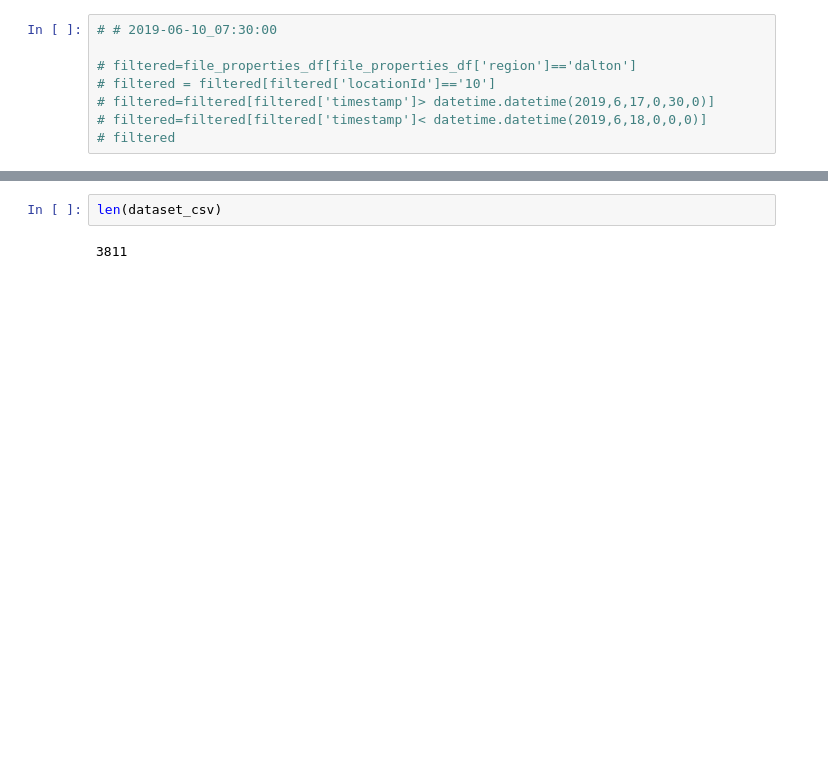
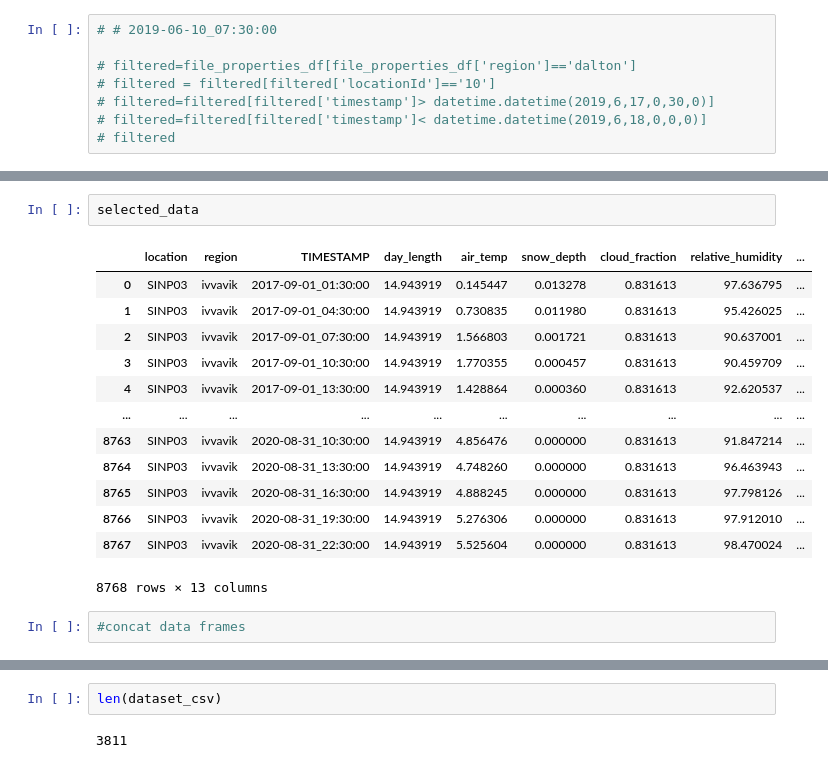
Before and after one commit to speechLabBcCuny/nnaAudiosetClassification, a Jupyter notebook: notebooks/explore/weather_dataset.ipynb, the cells around one changed output, grey strips where cells are left out. Saved outputs shown, nothing was run; the diff lists cells and outputs as text; blank space fills up the shorter version.

```diff
--- a/notebooks/explore/weather_dataset.ipynb
+++ b/notebooks/explore/weather_dataset.ipynb
@@ -167,0 +188,18 @@ def parse_rows(rows_picked,location,region,short,short_headers,long_headers):
+# %%
+selected_data
+# %% [output]
+|  | location | region | TIMESTAMP | day_length | air_temp | snow_depth | cloud_fraction | relative_humidity | ... |
+| 0 | SINP03 | ivvavik | 2017-09-01_01:30:00 | 14.943919 | 0.145447 | 0.013278 | 0.831613 | 97.636795 | ... |
+| 1 | SINP03 | ivvavik | 2017-09-01_04:30:00 | 14.943919 | 0.730835 | 0.011980 | 0.831613 | 95.426025 | ... |
+| 2 | SINP03 | ivvavik | 2017-09-01_07:30:00 | 14.943919 | 1.566803 | 0.001721 | 0.831613 | 90.637001 | ... |
+| 3 | SINP03 | ivvavik | 2017-09-01_10:30:00 | 14.943919 | 1.770355 | 0.000457 | 0.831613 | 90.459709 | ... |
+| 4 | SINP03 | ivvavik | 2017-09-01_13:30:00 | 14.943919 | 1.428864 | 0.000360 | 0.831613 | 92.620537 | ... |
+| ... | ... | ... | ... | ... | ... | ... | ... | ... | ... |
+| 8763 | SINP03 | ivvavik | 2020-08-31_10:30:00 | 14.943919 | 4.856476 | 0.000000 | 0.831613 | 91.847214 | ... |
+| 8764 | SINP03 | ivvavik | 2020-08-31_13:30:00 | 14.943919 | 4.748260 | 0.000000 | 0.831613 | 96.463943 | ... |
+| 8765 | SINP03 | ivvavik | 2020-08-31_16:30:00 | 14.943919 | 4.888245 | 0.000000 | 0.831613 | 97.798126 | ... |
+| 8766 | SINP03 | ivvavik | 2020-08-31_19:30:00 | 14.943919 | 5.276306 | 0.000000 | 0.831613 | 97.912010 | ... |
+| 8767 | SINP03 | ivvavik | 2020-08-31_22:30:00 | 14.943919 | 5.525604 | 0.000000 | 0.831613 | 98.470024 | ... |
+8768 rows × 13 columns
+# %%
+#concat data frames
```
Also changed, not shown: parts of 18 cells of this notebook.
